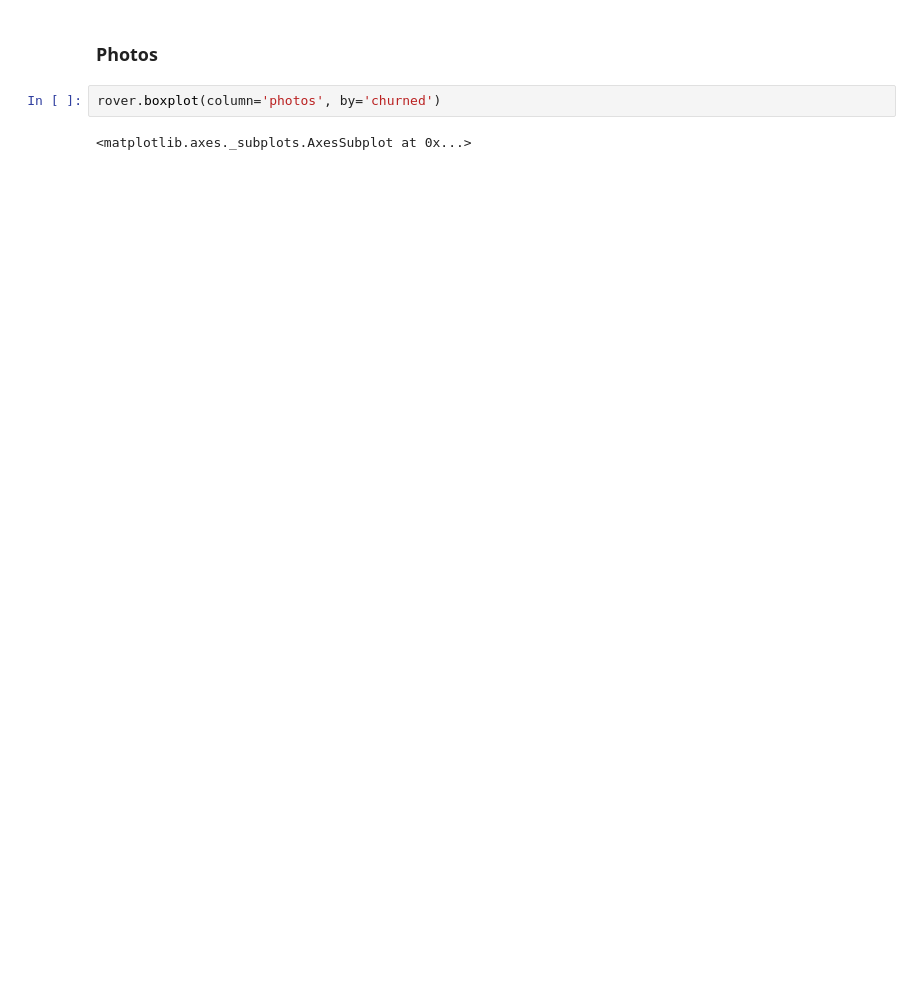
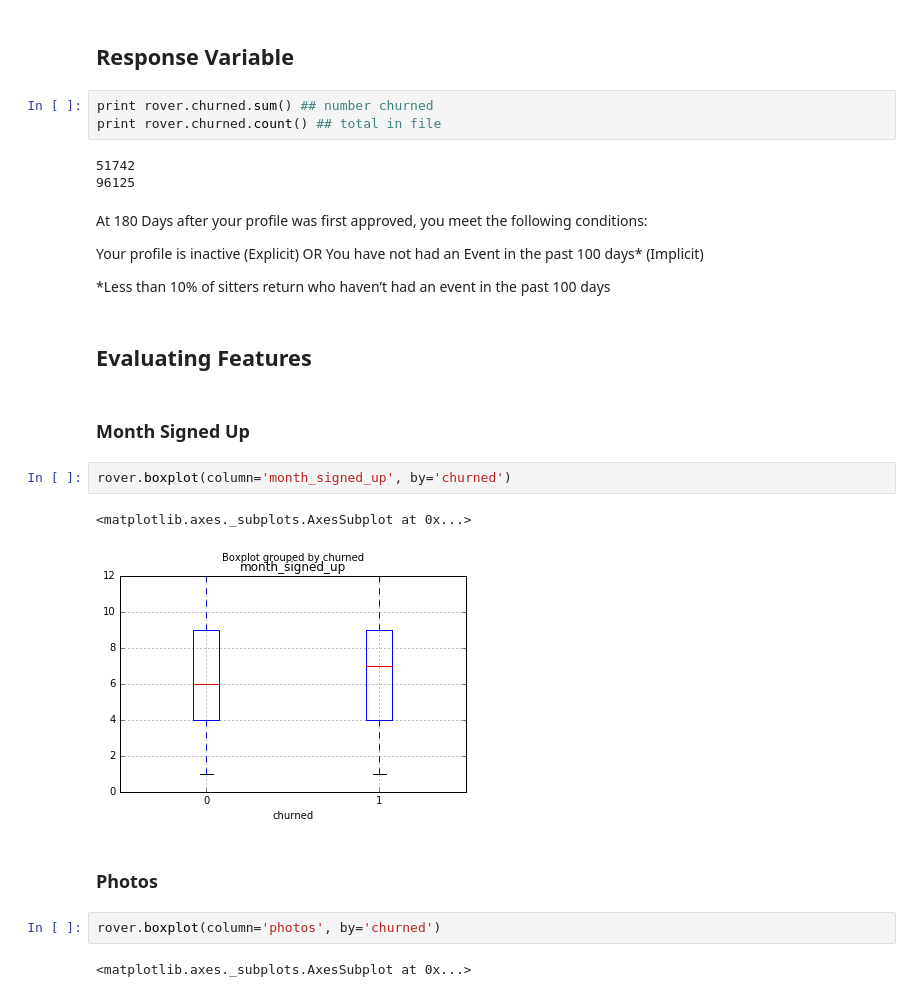
Before and after one commit to jnewheiser/public_datascienceclass, a Jupyter notebook: Data Science Project.ipynb, the cells around one changed output. Cells and saved outputs as stored; diff of their text form; blank space fills up the shorter version.

```diff
--- a/Data Science Project.ipynb
+++ b/Data Science Project.ipynb
@@ -30,3 +47,28 @@ Index([u'photos', u'zip_code', u'listed_boarding', u'listed_traveling',
+# %% [markdown]
+## Response Variable
+# %%
+print rover.churned.sum() ## number churned
+print rover.churned.count() ## total in file
+# %% [output]
+51742
+96125
+# %% [markdown]
+At 180 Days after your profile was first approved, you meet the following conditions:
+
+Your profile is inactive (Explicit)
+OR
+You have not had an Event in the past 100 days* (Implicit)
+
+*Less than 10% of sitters return who haven’t had an event in the past 100 days
+# %% [markdown]
+## Evaluating Features
+# %% [markdown]
+### Month Signed Up
+# %%
+rover.boxplot(column='month_signed_up', by='churned')
+# %% [output]
+<matplotlib.axes._subplots.AxesSubplot at 0x...>
+[figure, added]
 # %% [markdown]
 ### Photos
 # %%
```
Also changed, not shown: parts of 53 cells of this notebook.
